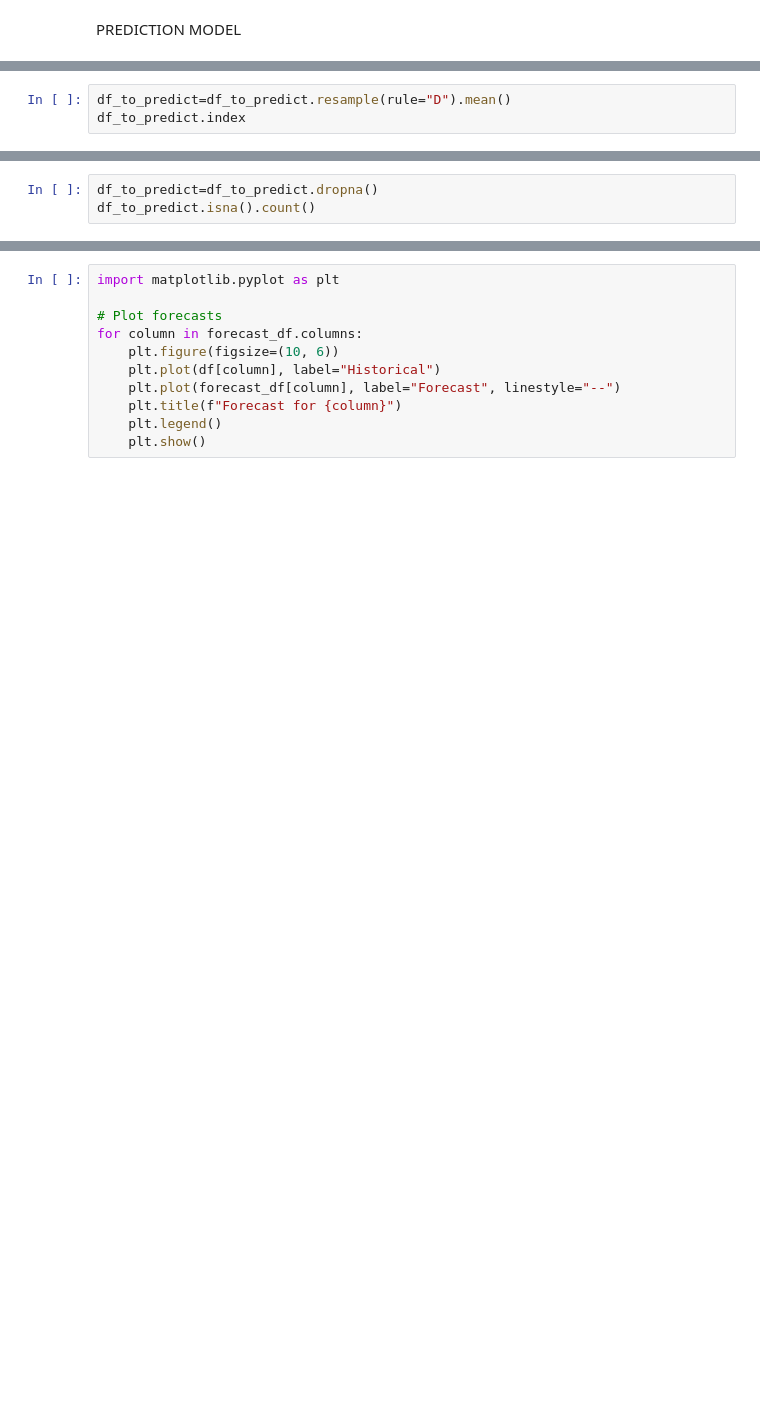
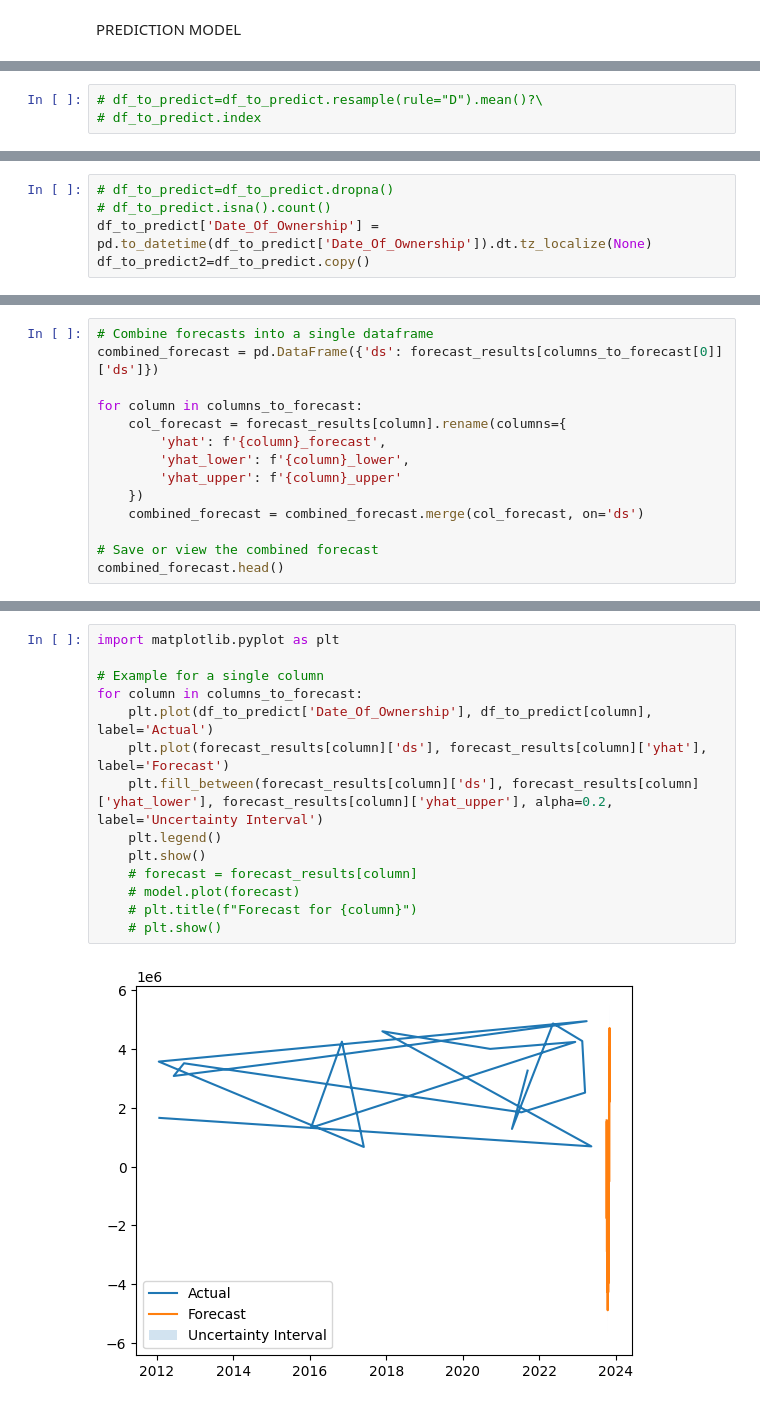
Before and after one commit to kevinMatthewT/Capstone-Project, a Jupyter notebook: prediction/company_prediction.ipynb, the cells around one changed output, grey strips where cells are left out. Cells and saved outputs as stored; diff of their text form; blank space fills up the shorter version.

Commit message:
model creation

```diff
--- a/prediction/company_prediction.ipynb
+++ b/prediction/company_prediction.ipynb
@@ -211,3 +159,3 @@ df_to_predict
 # %%
-df_to_predict=df_to_predict.resample(rule="D").mean()
-df_to_predict.index
+# df_to_predict=df_to_predict.resample(rule="D").mean()?\
+# df_to_predict.index
@@ -227,3 +161,0 @@ DatetimeIndex(['2012-01-19 00:00:00+00:00', '2012-01-20 00:00:00+00:00',
-# %%
-df_to_predict=df_to_predict.dropna()
-df_to_predict.isna().count()
@@ -291,0 +162,5 @@ TypeError: Prophet.make_future_dataframe() got multiple values for argument 'per
+# %%
+# df_to_predict=df_to_predict.dropna()
+# df_to_predict.isna().count()
+df_to_predict['Date_Of_Ownership'] = pd.to_datetime(df_to_predict['Date_Of_Ownership']).dt.tz_localize(None)
+df_to_predict2=df_to_predict.copy()
@@ -291,0 +223,14 @@ TypeError: Prophet.make_future_dataframe() got multiple values for argument 'per
+# %%
+# Combine forecasts into a single dataframe
+combined_forecast = pd.DataFrame({'ds': forecast_results[columns_to_forecast[0]]['ds']})
+
+for column in columns_to_forecast:
+    col_forecast = forecast_results[column].rename(columns={
+        'yhat': f'{column}_forecast',
+        'yhat_lower': f'{column}_lower',
+        'yhat_upper': f'{column}_upper'
+    })
+    combined_forecast = combined_forecast.merge(col_forecast, on='ds')
+
+# Save or view the combined forecast
+combined_forecast.head()
@@ -292,11 +245,16 @@ TypeError: Prophet.make_future_dataframe() got multiple values for argument 'per
 # %%
 import matplotlib.pyplot as plt
 
-# Plot forecasts
-for column in forecast_df.columns:
-    plt.figure(figsize=(10, 6))
-    plt.plot(df[column], label="Historical")
-    plt.plot(forecast_df[column], label="Forecast", linestyle="--")
-    plt.title(f"Forecast for {column}")
+# Example for a single column
+for column in columns_to_forecast:
+    plt.plot(df_to_predict['Date_Of_Ownership'], df_to_predict[column], label='Actual')
+    plt.plot(forecast_results[column]['ds'], forecast_results[column]['yhat'], label='Forecast')
+    plt.fill_between(forecast_results[column]['ds'], forecast_results[column]['yhat_lower'], forecast_results[column]['yhat_upper'], alpha=0.2, label='Uncertainty Interval')
     plt.legend()
     plt.show()
+    # forecast = forecast_results[column]
+    # model.plot(forecast)
+    # plt.title(f"Forecast for {column}")
+    # plt.show()
+# %% [output]
+[figure, added]
```
Also changed, not shown: parts of 29 cells of this notebook, 1 other file.
